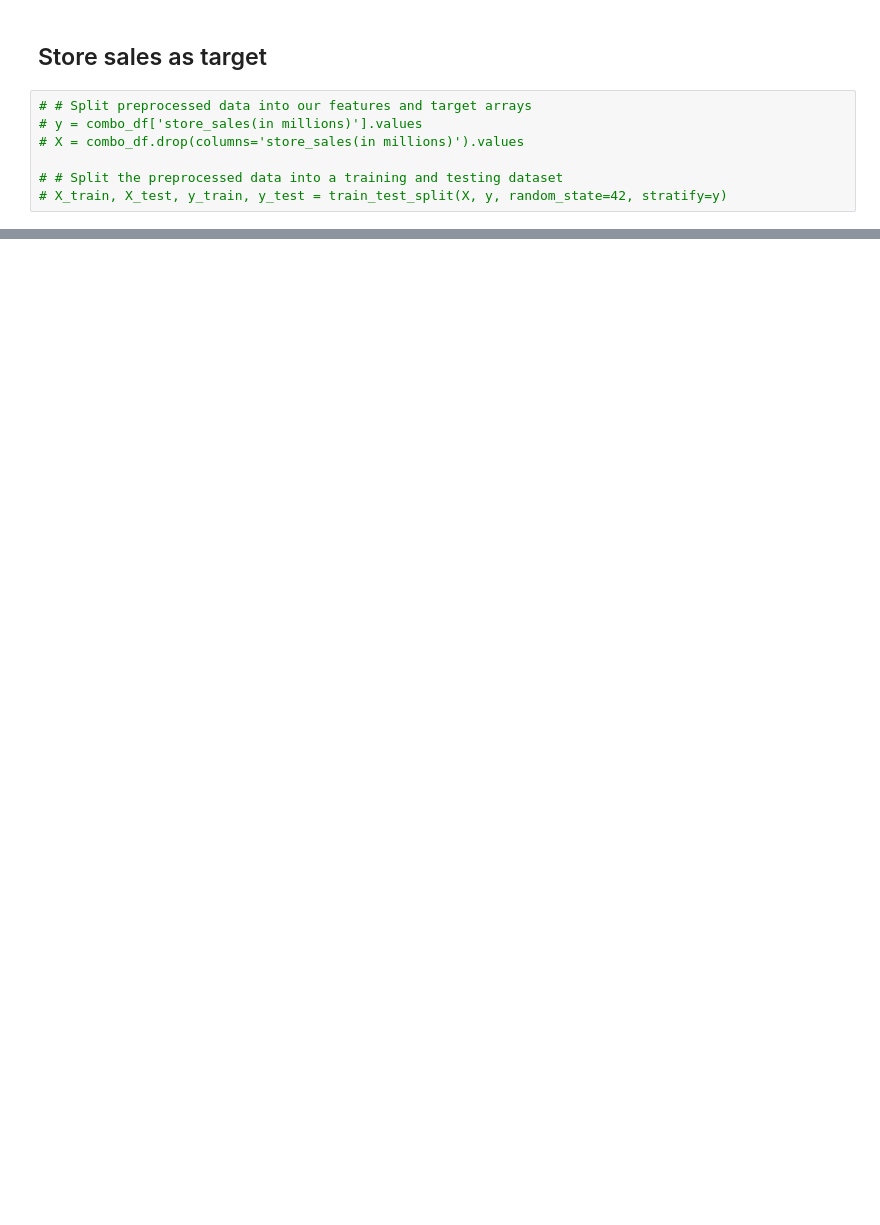
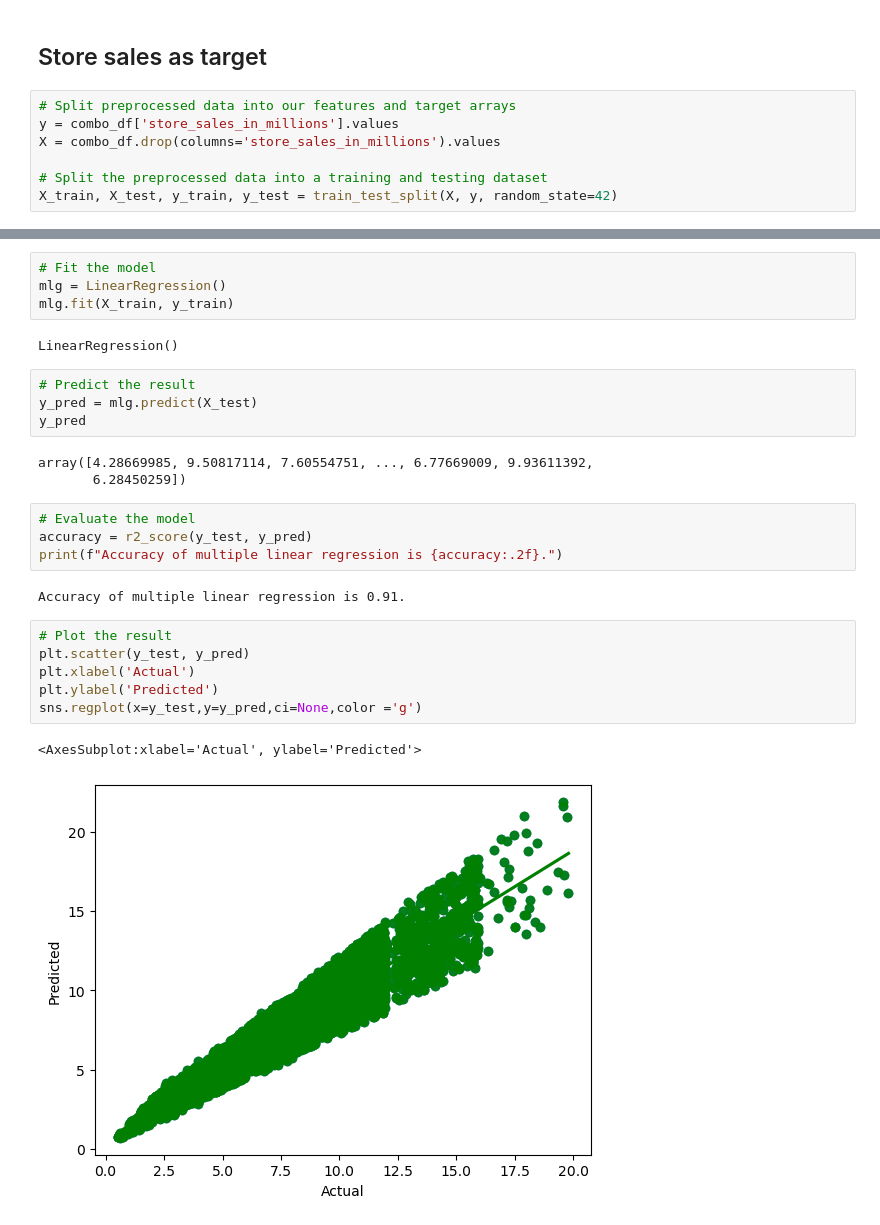
Before and after one commit to bpiffard/Capstone_Final_Group_Project, a Jupyter notebook: store_multiple_linear_regression.ipynb, the cells around one changed output, grey strips where cells are left out. Saved outputs shown, nothing was run; the diff lists cells and outputs as text; blank space fills up the shorter version.

```diff
--- a/store_multiple_linear_regression.ipynb
+++ b/store_multiple_linear_regression.ipynb
@@ -298,9 +296,9 @@ sns.regplot(x=y_test,y=y_pred,ci=None,color ='red')
 # %% [markdown]
 ## Store sales as target
 # %%
-# # Split preprocessed data into our features and target arrays
-# y = combo_df['store_sales(in millions)'].values
-# X = combo_df.drop(columns='store_sales(in millions)').values
+# Split preprocessed data into our features and target arrays
+y = combo_df['store_sales_in_millions'].values
+X = combo_df.drop(columns='store_sales_in_millions').values
 
-# # Split the preprocessed data into a training and testing dataset
-# X_train, X_test, y_train, y_test = train_test_split(X, y, random_state=42, stratify=y)
+# Split the preprocessed data into a training and testing dataset
+X_train, X_test, y_train, y_test = train_test_split(X, y, random_state=42)
@@ -306,0 +316,28 @@ sns.regplot(x=y_test,y=y_pred,ci=None,color ='red')
+# %%
+# Fit the model
+mlg = LinearRegression()
+mlg.fit(X_train, y_train)
+# %% [output]
+LinearRegression()
+# %%
+# Predict the result
+y_pred = mlg.predict(X_test)
+y_pred
+# %% [output]
+array([4.28669985, 9.50817114, 7.60554751, ..., 6.77669009, 9.93611392,
+       6.28450259])
+# %%
+# Evaluate the model
+accuracy = r2_score(y_test, y_pred)
+print(f"Accuracy of multiple linear regression is {accuracy:.2f}.")
+# %% [output]
+Accuracy of multiple linear regression is 0.91.
+# %%
+# Plot the result
+plt.scatter(y_test, y_pred)
+plt.xlabel('Actual')
+plt.ylabel('Predicted')
+sns.regplot(x=y_test,y=y_pred,ci=None,color ='g')
+# %% [output]
+<AxesSubplot:xlabel='Actual', ylabel='Predicted'>
+[figure, added]
```
Also changed, not shown: parts of 41 cells of this notebook, 9 other files.
